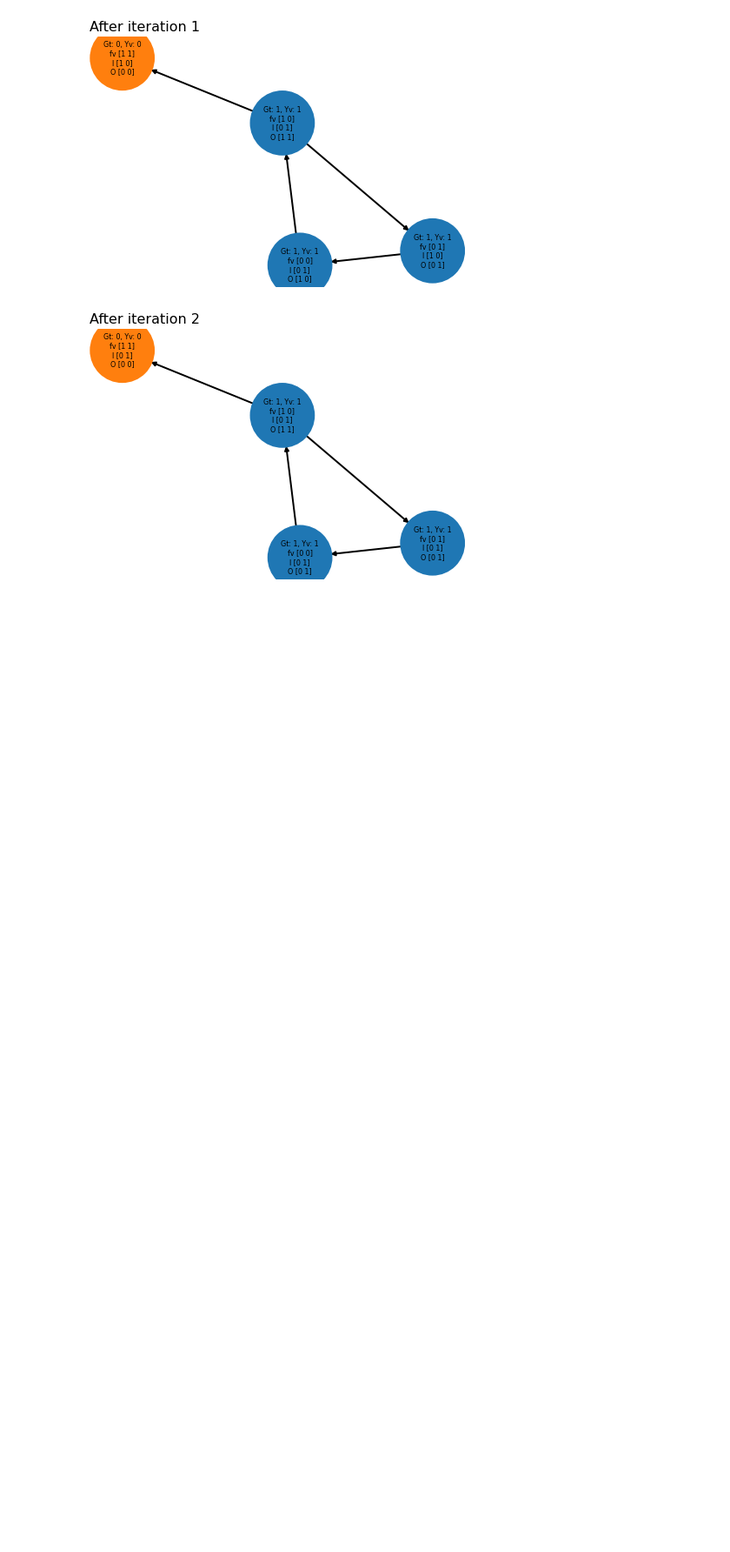
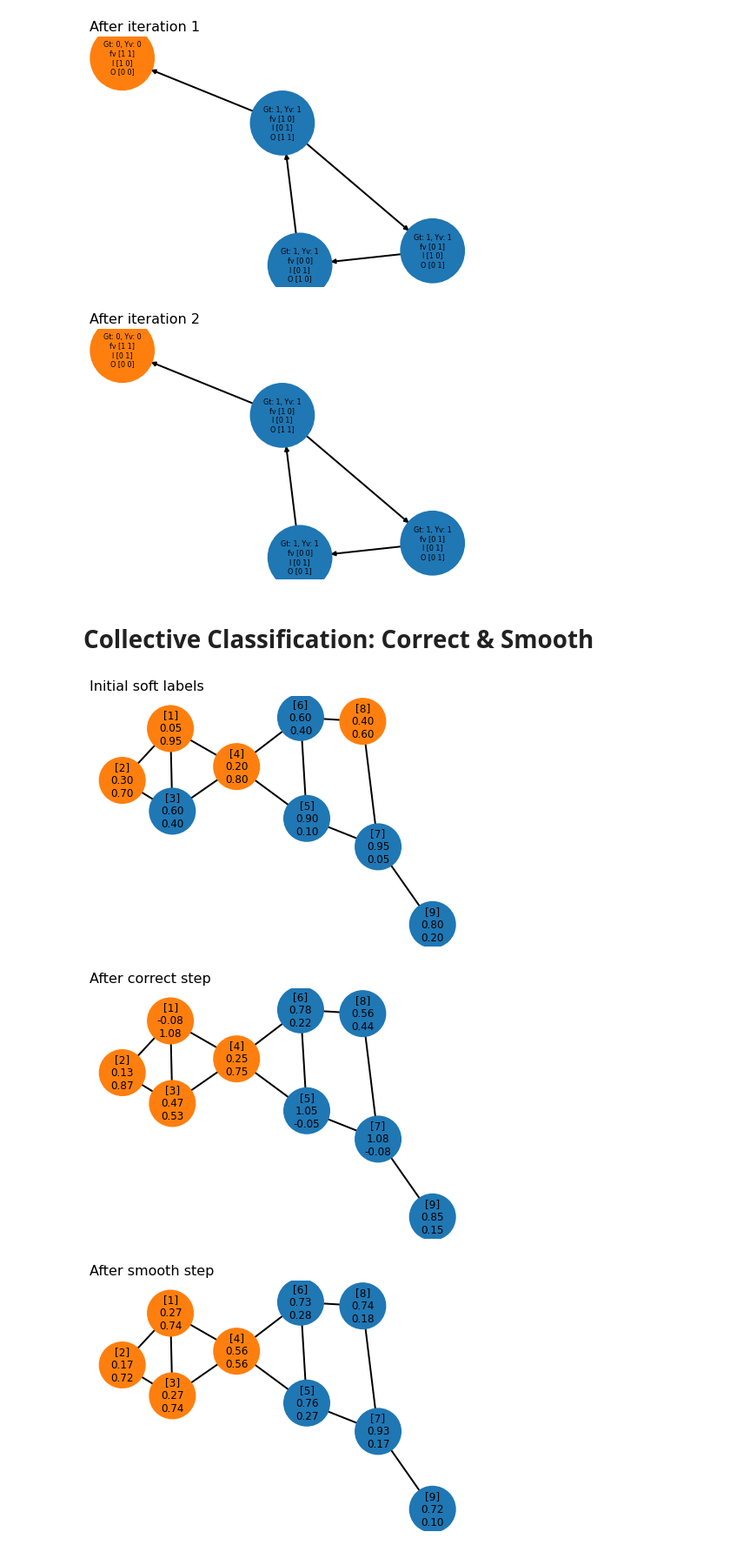
Before and after one commit to mnslarcher/cs224w-slides-to-code, a Jupyter notebook: notebooks/05-label-propagation-for-node-classification.ipynb, the cells around one changed output. Shown at 87% size. Drawn from its saved outputs; the diff is of its cells as text; code cells hidden in the pictures; blank space fills up the shorter version.

Commit message:
Add Correct & Smooth

```diff
--- a/notebooks/05-label-propagation-for-node-classification.ipynb
+++ b/notebooks/05-label-propagation-for-node-classification.ipynb
@@ -259,3 +257,5 @@ _ = clf.predict(G)
 [figure]
 [figure]
 [figure]
+# %% [markdown]
+# Collective Classification: Correct & Smooth
@@ -261,0 +387,35 @@ _ = clf.predict(G)
+# %%
+edge_list = [
+    (1, 2),
+    (1, 3),
+    (1, 4),
+    (2, 3),
+    (3, 4),
+    (4, 5),
+    (4, 6),
+    (5, 6),
+    (5, 7),
+    (6, 8),
+    (7, 8),
+    (7, 9),
+]
+G = nx.Graph(edge_list)
+attrs = {
+    1: {"soft_label": np.array([0.05, 0.95]), "ground_truth": np.array([0.0, 1.0])},
+    2: {"soft_label": np.array([0.30, 0.70]), "ground_truth": np.array([0.0, 1.0])},
+    3: {"soft_label": np.array([0.60, 0.40]), "ground_truth": None},
+    4: {"soft_label": np.array([0.20, 0.80]), "ground_truth": None},
+    5: {"soft_label": np.array([0.90, 0.10]), "ground_truth": None},
+    6: {"soft_label": np.array([0.60, 0.40]), "ground_truth": np.array([1.0, 0.0])},
+    7: {"soft_label": np.array([0.95, 0.05]), "ground_truth": np.array([1.0, 0.0])},
+    8: {"soft_label": np.array([0.40, 0.60]), "ground_truth": None},
+    9: {"soft_label": np.array([0.80, 0.20]), "ground_truth": None},
+}
+nx.set_node_attributes(G, attrs)
+
+clf = CorrectAndSmooth()
+_ = clf.predict(G)
+# %% [output]
+[figure, added]
+[figure, added]
+[figure, added]
```
Also changed, not shown: parts of 2 cells of this notebook.
